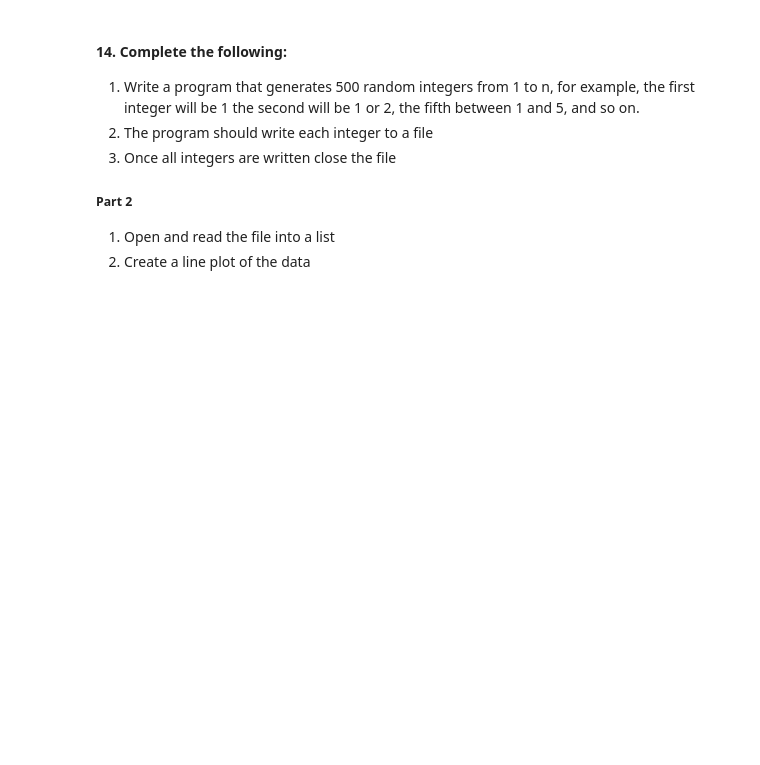
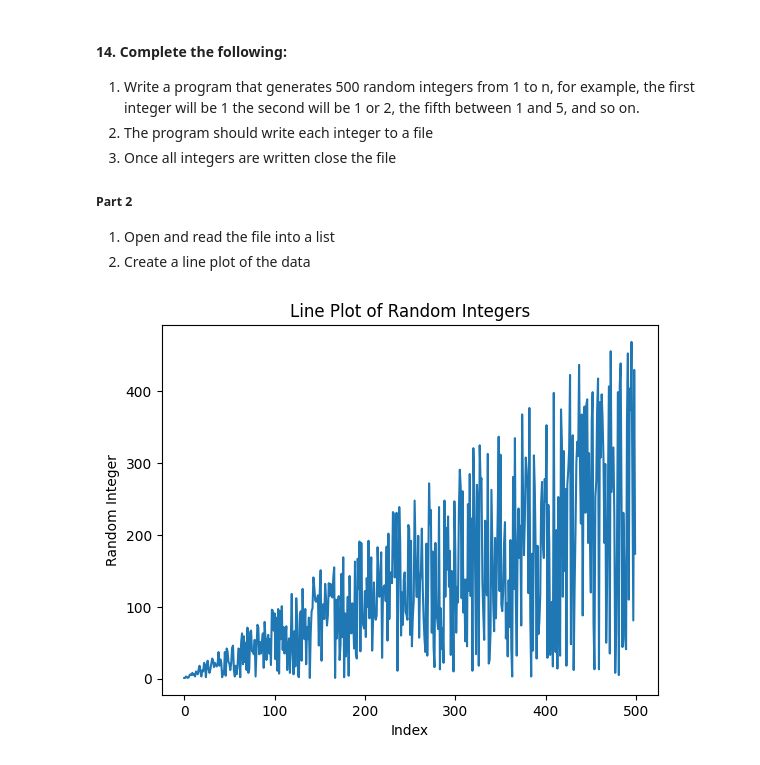
Before and after one commit to juberroc/OIM_7502_classwork, a Jupyter notebook: 01-python_concepts.ipynb, the cells around one changed output. Saved outputs shown, nothing was run; the diff lists cells and outputs as text; code cells hidden in the pictures; blank space fills up the shorter version.

```diff
--- a/01-python_concepts.ipynb
+++ b/01-python_concepts.ipynb
@@ -182,4 +182,31 @@ positive
 1. Open and read the file into a list
 2. Create a line plot of the data
 # %%
-#time ran out
+import random
+import matplotlib.pyplot as plt
+
+def random_integer(max_range):
+    f = open('random_integers.txt', 'w')
+    for i in range(1, max_range+1):
+        random_int = random.randint(1,i)
+        f.write(str(random_int) + '\n')
+    f.close()
+
+random_integer(500)
+
+def line_plot(filename):
+    file = open(filename)
+    content = []
+    for line in file:
+        line = int(line.strip())
+        content.append(line)
+
+    plt.plot(content)
+    plt.title('Line Plot of Random Integers')
+    plt.xlabel('Index')
+    plt.ylabel('Random Integer')
+    plt.show()
+
+line_plot('random_integers.txt')
+# %% [output]
+[figure, added]
```
Also changed, not shown: 1 other file.
